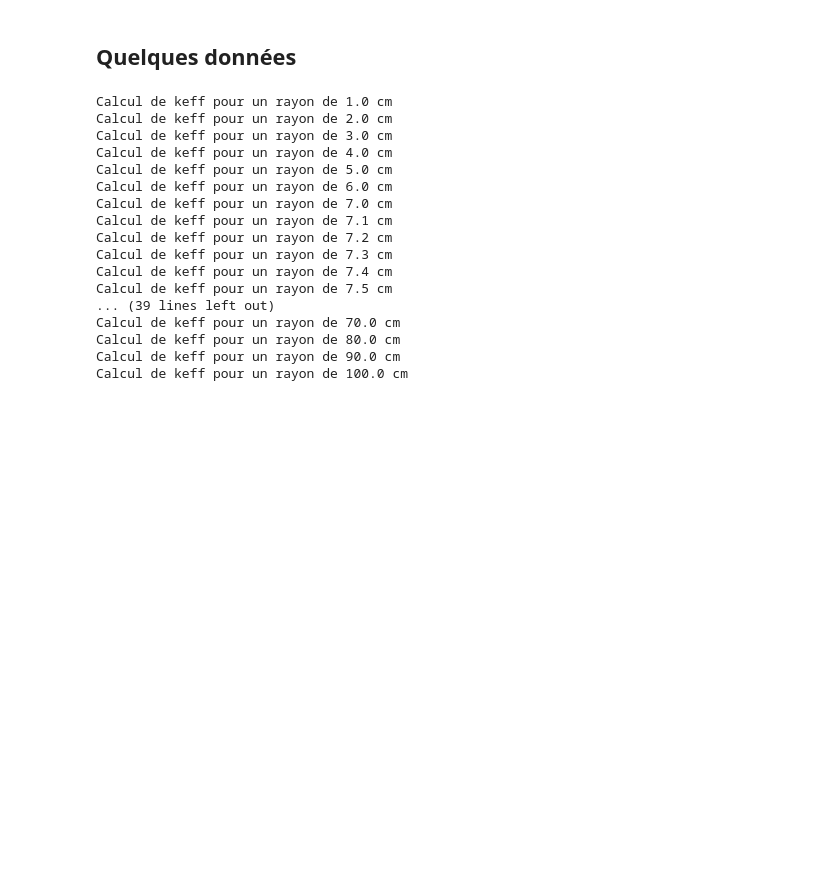
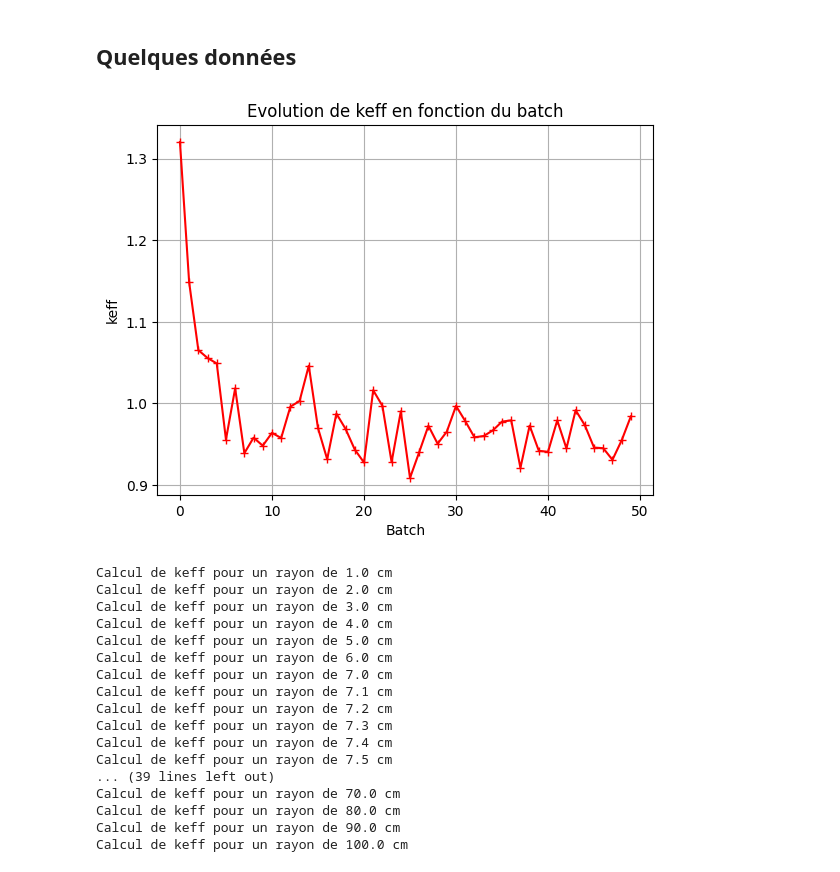
Before and after one commit to atlantis294/neutronic-ensta, a Jupyter notebook: exercices/06_monte_carlo.ipynb, the cells around one changed output. Drawn from its saved outputs; the diff is of its cells as text; code cells hidden in the pictures; blank space fills up the shorter version.

```diff
--- a/exercices/06_monte_carlo.ipynb
+++ b/exercices/06_monte_carlo.ipynb
@@ -295,6 +296,30 @@ def calculer_keff(rayon, nb_batches=250, nb_neutrons_per_batch=10000):
     moyenne_keff = np.mean(keff[:])  # Moyenne
     ecart_type_keff = np.std(keff[:],ddof=1) # Ecart type
     return moyenne_keff, ecart_type_keff
+# %%
+for i in tqdm(range(nb_batches)):
+    output_neutrons = []
+
+    # for neutron in starting_neutrons:
+    #     new_neutrons = simulate_neutron(neutron)
+    #     output_neutrons += new_neutrons
+
+    with Pool(processes) as pool:
+        results = pool.map(simulate_neutron, starting_neutrons)
+    output_neutrons = [n for sub in results for n in sub]
+
+    keff[i] = len(output_neutrons) / nb_neutrons_per_batch
+
+    starting_neutrons = [copy.deepcopy(neutron) for neutron in np.random.choice(output_neutrons, nb_neutrons_per_batch)]
+
+plt.plot(keff,'r+-')
+plt.xlabel("Batch")
+plt.ylabel("keff")
+plt.title("Evolution de keff en fonction du batch")
+plt.grid()
+plt.show()
+# %% [output]
+[figure, added]
 # %%
 # Trayon = np.arange(6,10.5,0.1)
 Trayon=list(np.arange(1,7,1))+list(np.arange(7,10,0.1))+list(np.arange(10,20,1))+list(np.arange(20,110,10))
```
Also changed, not shown: parts of 6 cells of this notebook.
